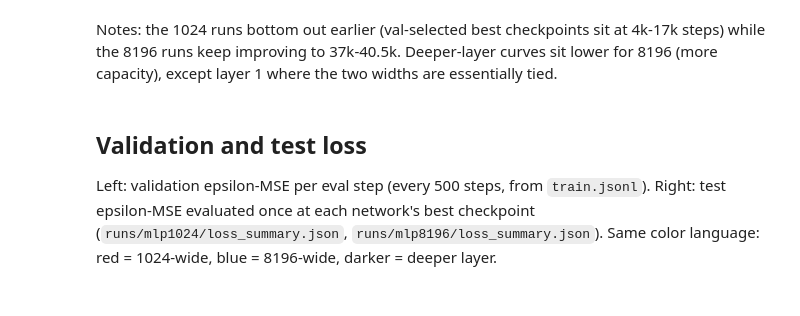
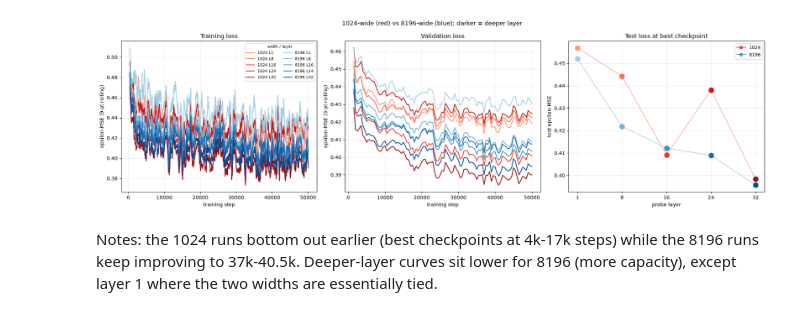
Before and after one commit to xzAscC/RepDist, a Jupyter notebook: notebooks/training_loss.ipynb, the cells around one changed output. Saved outputs shown, nothing was run; the diff lists cells and outputs as text; code cells hidden in the pictures.

Commit message:
Merge loss comparison into one row of train/val/test panels
Ultraworked with [Sisyphus](https://github.com/code-yeongyu/oh-my-openagent)

Co-authored-by: Sisyphus <clio-agent@sisyphuslabs.ai>

```diff
--- a/notebooks/training_loss.ipynb
+++ b/notebooks/training_loss.ipynb
@@ -85,11 +62,56 @@ plt.show()
+# %%
+fig, axes = plt.subplots(1, 3, figsize=(19, 5.5))
+ax_tr, ax_va, ax_te = axes
+shades = np.linspace(0.35, 0.9, len(LAYERS))
+cmap = {"1024": plt.cm.Reds, "8196": plt.cm.Blues}
+
+for width in ("1024", "8196"):
+    for shade, layer in zip(shades, LAYERS):
+        s, y = curves[(width, "train", layer)]
+        sm = np.convolve(y, np.ones(9) / 9, mode="valid")
+        ax_tr.plot(s[8:], sm, color=cmap[width](shade), lw=1.6, label=f"{width} L{layer}")
+
+        s, y = curves[(width, "val", layer)]
+        sm = np.convolve(y, np.ones(3) / 3, mode="valid")
+        ax_va.plot(s[2:], sm, color=cmap[width](shade), lw=1.6)
+
+x = np.arange(len(LAYERS))
+for width in ("1024", "8196"):
+    ys = [summary[width][l]["test_loss"] for l in LAYERS]
+    ax_te.plot(x, ys, "-", color=cmap[width](0.5), lw=1.2, alpha=0.6, zorder=1)
+for i, (shade, layer) in enumerate(zip(shades, LAYERS)):
+    for width in ("1024", "8196"):
+        ax_te.plot(x[i], summary[width][layer]["test_loss"], "o",
+                   color=cmap[width](shade), ms=10, zorder=2)
+
+ax_tr.set_title("Training loss")
+ax_tr.set_xlabel("training step")
+ax_tr.set_ylabel("epsilon-MSE (9-pt rolling)")
+ax_tr.legend(ncol=2, fontsize=8, title="width / layer", title_fontsize=8)
+ax_tr.grid(alpha=0.25)
+
+ax_va.set_title("Validation loss")
+ax_va.set_xlabel("training step")
+ax_va.set_ylabel("epsilon-MSE (3-pt rolling)")
+ax_va.grid(alpha=0.25)
+
+ax_te.set_title("Test loss at best checkpoint")
+ax_te.set_xticks(x, [str(l) for l in LAYERS])
+ax_te.set_xlabel("probe layer")
+ax_te.set_ylabel("test epsilon-MSE")
+ax_te.grid(alpha=0.25)
+ax_te.legend(handles=[
+    plt.Line2D([], [], color=cmap["1024"](0.6), marker="o", ls="-", label="1024"),
+    plt.Line2D([], [], color=cmap["8196"](0.6), marker="o", ls="-", label="8196"),
+], fontsize=9)
+
+fig.suptitle("1024-wide (red) vs 8196-wide (blue); darker = deeper layer")
+fig.tight_layout()
+fig.savefig(ROOT / "notebooks" / "training_loss.png", dpi=160)
+plt.show()
+# %% [output]
+[figure, added]
 # %% [markdown]
-Notes: the 1024 runs bottom out earlier (val-selected best checkpoints sit at 4k-17k steps)
-while the 8196 runs keep improving to 37k-40.5k. Deeper-layer curves sit lower for 8196
+Notes: the 1024 runs bottom out earlier (best checkpoints at 4k-17k steps) while
+the 8196 runs keep improving to 37k-40.5k. Deeper-layer curves sit lower for 8196
 (more capacity), except layer 1 where the two widths are essentially tied.
-# %% [markdown]
-## Validation and test loss
-
-Left: validation epsilon-MSE per eval step (every 500 steps, from `train.jsonl`).
-Right: test epsilon-MSE evaluated once at each network's best checkpoint
-(`runs/mlp1024/loss_summary.json`, `runs/mlp8196/loss_summary.json`).
-Same color language: red = 1024-wide, blue = 8196-wide, darker = deeper layer.
```
Also changed, not shown: parts of 4 cells of this notebook, 2 other files.
